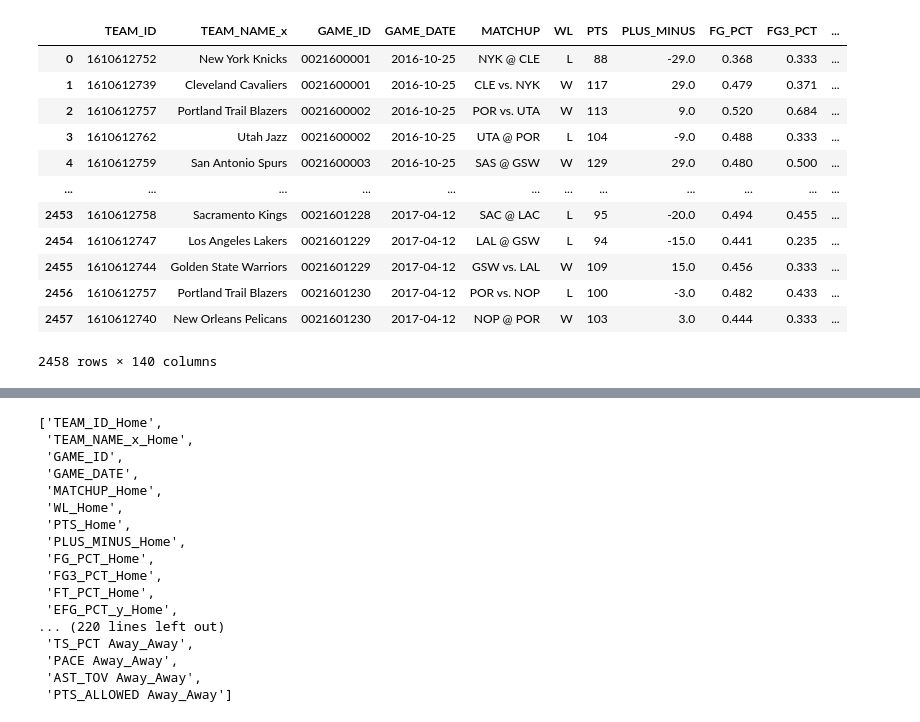
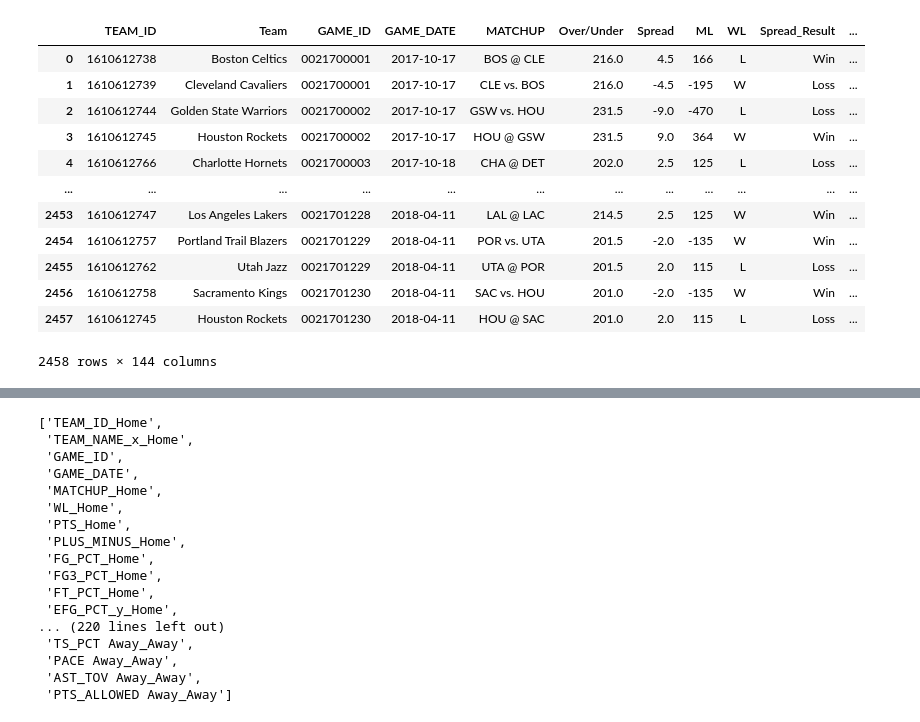
Before and after one commit to dmedd98/nba_game_predictor, a Jupyter notebook: modeling.ipynb, the cells around one changed output, grey strips where cells are left out. Cells and saved outputs as stored; diff of their text form; code cells hidden in the pictures.

```diff
--- a/modeling.ipynb
+++ b/modeling.ipynb
@@ -19,22 +19,22 @@ with open('data/pickles/model_df18.p', 'rb') as readfile:
 
 with open('data/pickles/model_df17.p', 'rb') as readfile:
     model_df17 = pickle.load(readfile)
-# %%
-model_df17
-# %% [output]
-|  | TEAM_ID | TEAM_NAME_x | GAME_ID | GAME_DATE | MATCHUP | WL | PTS | PLUS_MINUS | FG_PCT | FG3_PCT | ... |
-| 0 | 1610612752 | New York Knicks | 0021600001 | 2016-10-25 | NYK @ CLE | L | 88 | -29.0 | 0.368 | 0.333 | ... |
-| 1 | 1610612739 | Cleveland Cavaliers | 0021600001 | 2016-10-25 | CLE vs. NYK | W | 117 | 29.0 | 0.479 | 0.371 | ... |
-| 2 | 1610612757 | Portland Trail Blazers | 0021600002 | 2016-10-25 | POR vs. UTA | W | 113 | 9.0 | 0.520 | 0.684 | ... |
-| 3 | 1610612762 | Utah Jazz | 0021600002 | 2016-10-25 | UTA @ POR | L | 104 | -9.0 | 0.488 | 0.333 | ... |
-| 4 | 1610612759 | San Antonio Spurs | 0021600003 | 2016-10-25 | SAS @ GSW | W | 129 | 29.0 | 0.480 | 0.500 | ... |
-| ... | ... | ... | ... | ... | ... | ... | ... | ... | ... | ... | ... |
-| 2453 | 1610612758 | Sacramento Kings | 0021601228 | 2017-04-12 | SAC @ LAC | L | 95 | -20.0 | 0.494 | 0.455 | ... |
-| 2454 | 1610612747 | Los Angeles Lakers | 0021601229 | 2017-04-12 | LAL @ GSW | L | 94 | -15.0 | 0.441 | 0.235 | ... |
-| 2455 | 1610612744 | Golden State Warriors | 0021601229 | 2017-04-12 | GSW vs. LAL | W | 109 | 15.0 | 0.456 | 0.333 | ... |
-| 2456 | 1610612757 | Portland Trail Blazers | 0021601230 | 2017-04-12 | POR vs. NOP | L | 100 | -3.0 | 0.482 | 0.433 | ... |
-| 2457 | 1610612740 | New Orleans Pelicans | 0021601230 | 2017-04-12 | NOP @ POR | W | 103 | 3.0 | 0.444 | 0.333 | ... |
-2458 rows × 140 columns
+# %%
+model_df18
+# %% [output]
+|  | TEAM_ID | Team | GAME_ID | GAME_DATE | MATCHUP | Over/Under | Spread | ML | WL | Spread_Result | ... |
+| 0 | 1610612738 | Boston Celtics | 0021700001 | 2017-10-17 | BOS @ CLE | 216.0 | 4.5 | 166 | L | Win | ... |
+| 1 | 1610612739 | Cleveland Cavaliers | 0021700001 | 2017-10-17 | CLE vs. BOS | 216.0 | -4.5 | -195 | W | Loss | ... |
+| 2 | 1610612744 | Golden State Warriors | 0021700002 | 2017-10-17 | GSW vs. HOU | 231.5 | -9.0 | -470 | L | Loss | ... |
+| 3 | 1610612745 | Houston Rockets | 0021700002 | 2017-10-17 | HOU @ GSW | 231.5 | 9.0 | 364 | W | Win | ... |
+| 4 | 1610612766 | Charlotte Hornets | 0021700003 | 2017-10-18 | CHA @ DET | 202.0 | 2.5 | 125 | L | Loss | ... |
+| ... | ... | ... | ... | ... | ... | ... | ... | ... | ... | ... | ... |
+| 2453 | 1610612747 | Los Angeles Lakers | 0021701228 | 2018-04-11 | LAL @ LAC | 214.5 | 2.5 | 125 | W | Win | ... |
+| 2454 | 1610612757 | Portland Trail Blazers | 0021701229 | 2018-04-11 | POR vs. UTA | 201.5 | -2.0 | -135 | W | Win | ... |
+| 2455 | 1610612762 | Utah Jazz | 0021701229 | 2018-04-11 | UTA @ POR | 201.5 | 2.0 | 115 | L | Loss | ... |
+| 2456 | 1610612758 | Sacramento Kings | 0021701230 | 2018-04-11 | SAC vs. HOU | 201.0 | -2.0 | -135 | W | Win | ... |
+| 2457 | 1610612745 | Houston Rockets | 0021701230 | 2018-04-11 | HOU @ SAC | 201.0 | 2.0 | 115 | L | Loss | ... |
+2458 rows × 144 columns
 # %%
 def combine_team_games(df, keep_method='home'):
     '''Combine a TEAM_ID-GAME_ID unique table into rows by game. Slow.
```
Also changed, not shown: parts of 14 cells of this notebook, 20 other files.
